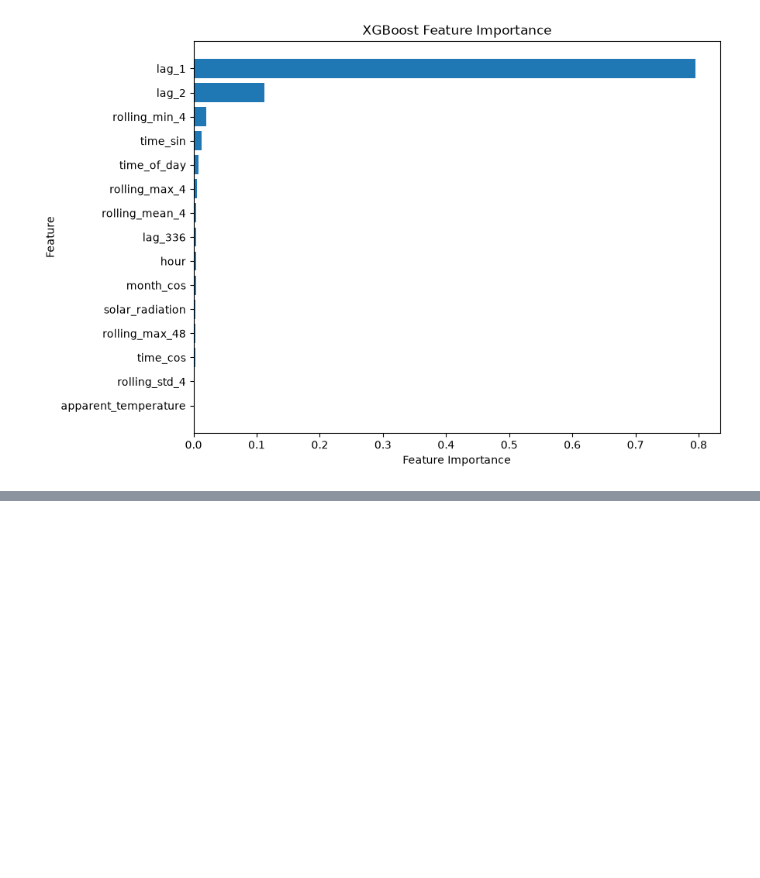
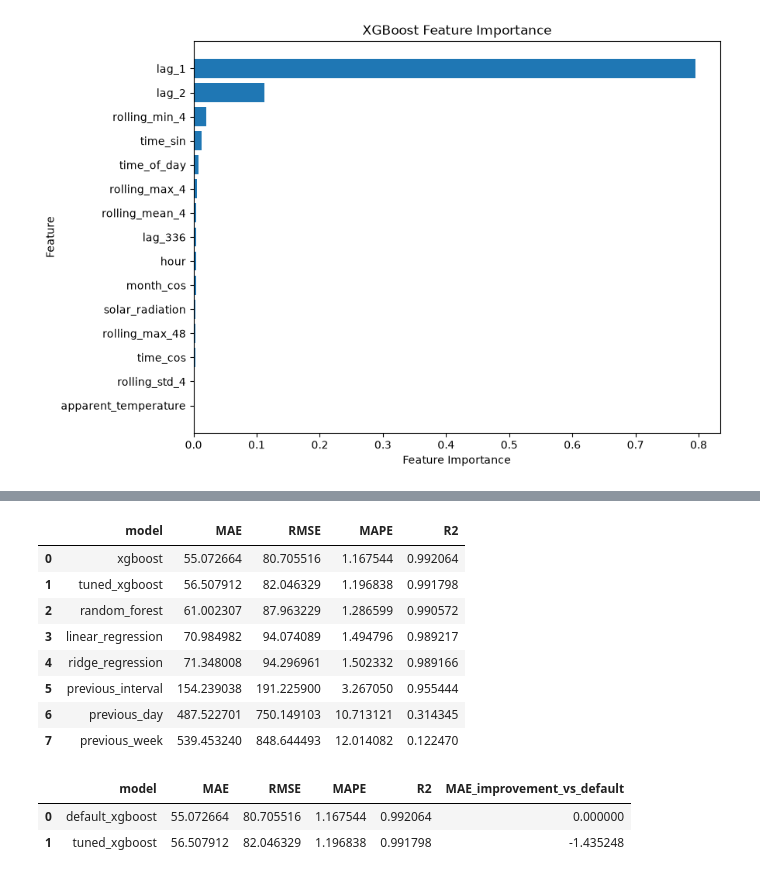
Before and after one commit to abeythomas1997/nem-demand-forecasting, a Jupyter notebook: notebooks/dummi.ipynb, the cells around one changed output, grey strips where cells are left out. Cells and saved outputs as stored; diff of their text form; code cells hidden in the pictures; blank space fills up the shorter version.

Commit message:
Hyp tuning

```diff
--- a/notebooks/dummi.ipynb
+++ b/notebooks/dummi.ipynb
@@ -1603,0 +1696,66 @@ plt.show()
+# %%
+# Add tuned XGBoost to the comparison table.
+
+tuned_xgboost_metrics_df = pd.DataFrame(
+    [
+        {
+            "model": "tuned_xgboost",
+            **tuned_xgboost_validation_metrics,
+        }
+    ]
+)
+
+model_comparison_df = pd.concat(
+    [
+        model_comparison_df[
+            model_comparison_df["model"]
+            != "tuned_xgboost"
+        ],
+        tuned_xgboost_metrics_df,
+    ],
+    ignore_index=True,
+)
+
+model_comparison_df = (
+    model_comparison_df
+    .sort_values("MAE")
+    .reset_index(drop=True)
+)
+
+model_comparison_df
+# %% [output]
+|  | model | MAE | RMSE | MAPE | R2 |
+| 0 | xgboost | 55.072664 | 80.705516 | 1.167544 | 0.992064 |
+| 1 | tuned_xgboost | 56.507912 | 82.046329 | 1.196838 | 0.991798 |
+| 2 | random_forest | 61.002307 | 87.963229 | 1.286599 | 0.990572 |
+| 3 | linear_regression | 70.984982 | 94.074089 | 1.494796 | 0.989217 |
+| 4 | ridge_regression | 71.348008 | 94.296961 | 1.502332 | 0.989166 |
+| 5 | previous_interval | 154.239038 | 191.225900 | 3.267050 | 0.955444 |
+| 6 | previous_day | 487.522701 | 750.149103 | 10.713121 | 0.314345 |
+| 7 | previous_week | 539.453240 | 848.644493 | 12.014082 | 0.122470 |
+# %%
+# Compare default and tuned XGBoost directly.
+
+xgboost_tuning_comparison = pd.DataFrame(
+    [
+        {
+            "model": "default_xgboost",
+            **xgboost_metrics,
+        },
+        {
+            "model": "tuned_xgboost",
+            **tuned_xgboost_validation_metrics,
+        },
+    ]
+)
+
+xgboost_tuning_comparison["MAE_improvement_vs_default"] = (
+    xgboost_metrics["MAE"]
+    - xgboost_tuning_comparison["MAE"]
+)
+
+xgboost_tuning_comparison
+# %% [output]
+|  | model | MAE | RMSE | MAPE | R2 | MAE_improvement_vs_default |
+| 0 | default_xgboost | 55.072664 | 80.705516 | 1.167544 | 0.992064 | 0.000000 |
+| 1 | tuned_xgboost | 56.507912 | 82.046329 | 1.196838 | 0.991798 | -1.435248 |
```
Also changed, not shown: parts of 7 cells of this notebook, 3 other files.
